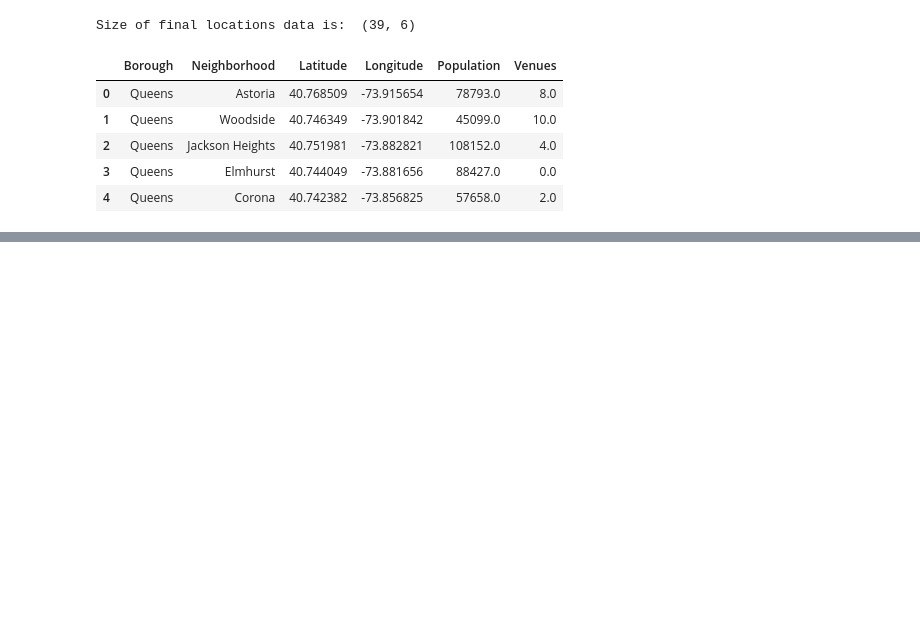
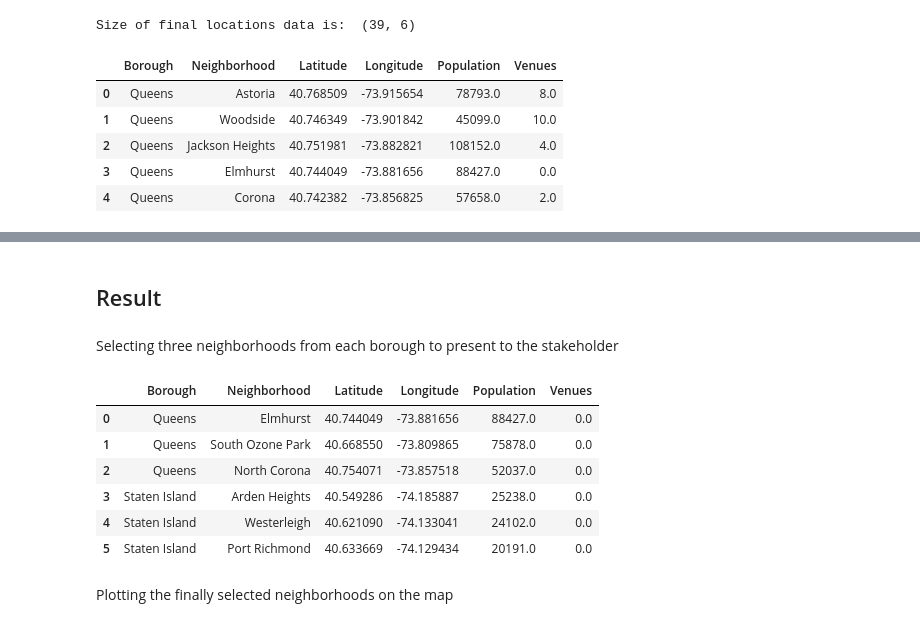
Before and after one commit to github-ilyas/Coursera_Capstone, a Jupyter notebook: The_Battle_of_The_Neighborhoods_Week_2.ipynb, the cells around one changed output, grey strips where cells are left out. Drawn from its saved outputs; the diff is of its cells as text; code cells hidden in the pictures; blank space fills up the shorter version.

```diff
--- a/The_Battle_of_The_Neighborhoods_Week_2.ipynb
+++ b/The_Battle_of_The_Neighborhoods_Week_2.ipynb
@@ -500,23 +495,18 @@ Plotting the population data on the map to have a better visualization
 # Creating a map object
 ny_map_population = folium.Map(location=[latitude, longitude], zoom_start=9.5)
 
-# Instantiate a feature group in the dataframe
-incidents = folium.map.FeatureGroup()
+# Instantiate a mark cluster object for the venues in the dataframe
+incidents = plugins.MarkerCluster().add_to(ny_map_population)
 
-# loop through the population data and add each to the incidents feature group
+# Loop through the dataframe and add each data point to the mark cluster
 for lat, lng, label in zip(df_locations['Latitude'], df_locations['Longitude'],
-                            df_locations['Neighborhood']+" [Population: "+df_locations['Population'].astype(int).map(str)+"]"):
-    incidents.add_child(
-        folium.features.CircleMarker(
-            [lat, lng],
-            radius=5, # define how big you want the circle markers to be
-            color='yellow',
-            popup=label,
-            fill=True,
-            fill_color='blue',
-            fill_opacity=0.6
-        )
-    ).add_to(ny_map_population)
+                df_locations['Neighborhood']+" [Population: "+df_locations['Population'].astype(int).map(str)+"]"):
+    folium.Marker(
+        location=[lat, lng],
+        icon=None,
+        popup=label,
+    ).add_to(incidents)
+
 
 # Display the map object
 ny_map_population
@@ -664,0 +678,17 @@ ny_map_venues
+# %% [markdown]
+## Result <a name="result"></a>
+# %% [markdown]
+Selecting three neighborhoods from each borough to present to the stakeholder
+# %%
+locations_final = locations_data.sort_values(by=['Borough','Venues','Population'], ascending=[True, True, False]).groupby('Borough').head(3).reset_index(drop=True)
+locations_final
+# %% [output]
+|  | Borough | Neighborhood | Latitude | Longitude | Population | Venues |
+| 0 | Queens | Elmhurst | 40.744049 | -73.881656 | 88427.0 | 0.0 |
+| 1 | Queens | South Ozone Park | 40.668550 | -73.809865 | 75878.0 | 0.0 |
+| 2 | Queens | North Corona | 40.754071 | -73.857518 | 52037.0 | 0.0 |
+| 3 | Staten Island | Arden Heights | 40.549286 | -74.185887 | 25238.0 | 0.0 |
+| 4 | Staten Island | Westerleigh | 40.621090 | -74.133041 | 24102.0 | 0.0 |
+| 5 | Staten Island | Port Richmond | 40.633669 | -74.129434 | 20191.0 | 0.0 |
+# %% [markdown]
+Plotting the finally selected neighborhoods on the map
```
Also changed, not shown: parts of 22 cells of this notebook, 1 other file.
